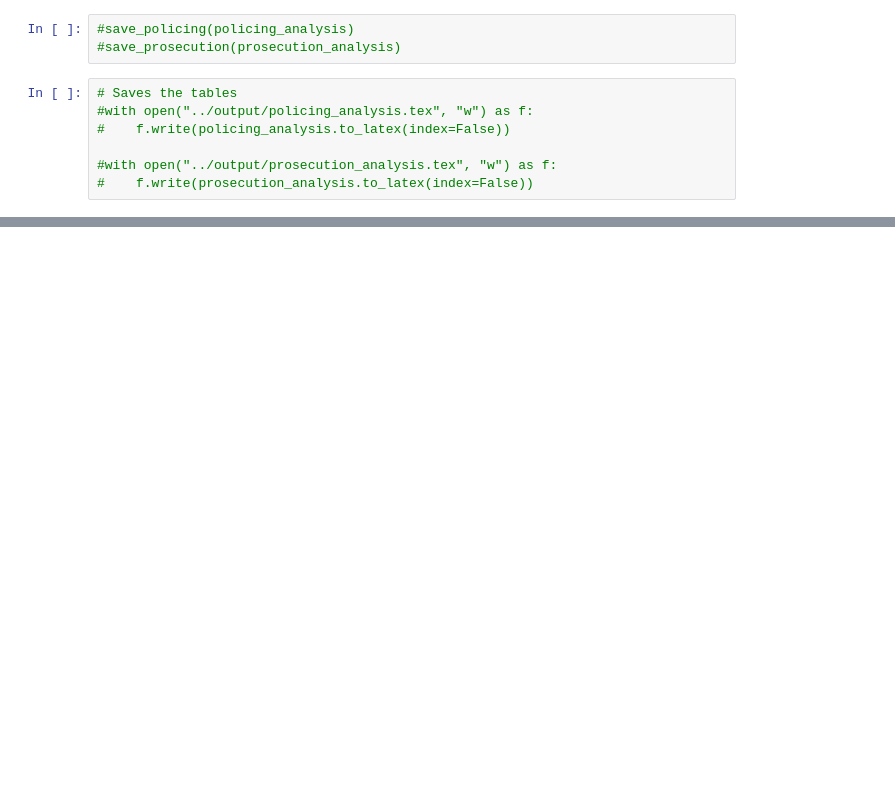
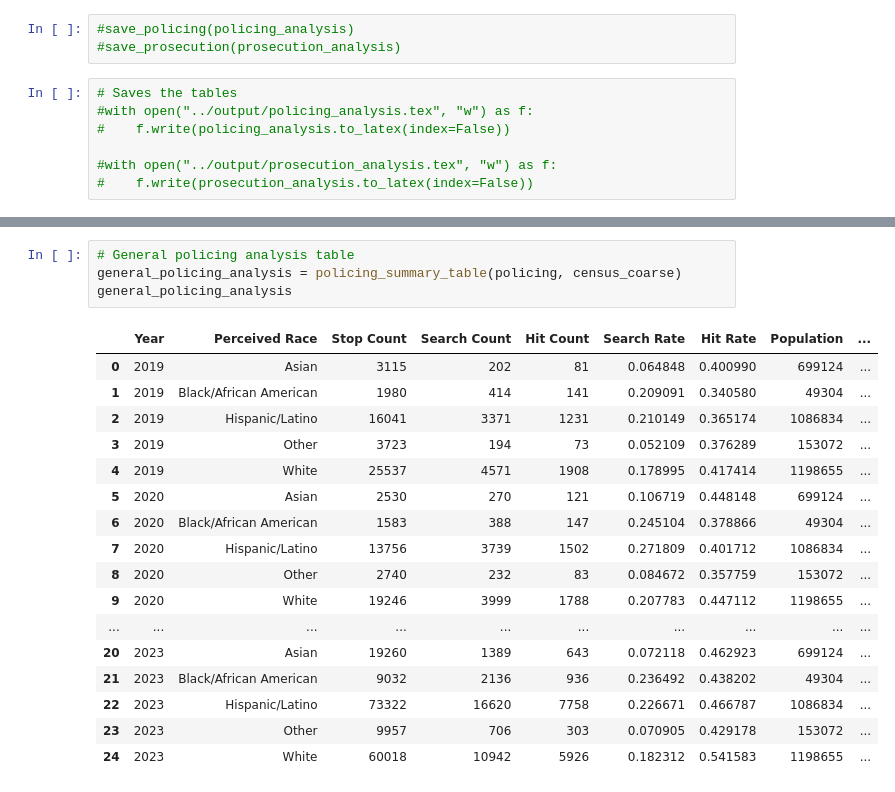
Before and after one commit to laurenbchu/honors-thesis, a Jupyter notebook: notebooks/analysis.ipynb, the cells around one changed output, grey strips where cells are left out. Drawn from its saved outputs; the diff is of its cells as text; blank space fills up the shorter version.

```diff
--- a/notebooks/analysis.ipynb
+++ b/notebooks/analysis.ipynb
@@ -183,0 +230,22 @@ visualize_prosecution(prosecution_analysis)
+# %%
+# General policing analysis table
+general_policing_analysis = policing_summary_table(policing, census_coarse)
+general_policing_analysis
+# %% [output]
+|  | Year | Perceived Race | Stop Count | Search Count | Hit Count | Search Rate | Hit Rate | Population | ... |
+| 0 | 2019 | Asian | 3115 | 202 | 81 | 0.064848 | 0.400990 | 699124 | ... |
+| 1 | 2019 | Black/African American | 1980 | 414 | 141 | 0.209091 | 0.340580 | 49304 | ... |
+| 2 | 2019 | Hispanic/Latino | 16041 | 3371 | 1231 | 0.210149 | 0.365174 | 1086834 | ... |
+| 3 | 2019 | Other | 3723 | 194 | 73 | 0.052109 | 0.376289 | 153072 | ... |
+| 4 | 2019 | White | 25537 | 4571 | 1908 | 0.178995 | 0.417414 | 1198655 | ... |
+| 5 | 2020 | Asian | 2530 | 270 | 121 | 0.106719 | 0.448148 | 699124 | ... |
+| 6 | 2020 | Black/African American | 1583 | 388 | 147 | 0.245104 | 0.378866 | 49304 | ... |
+| 7 | 2020 | Hispanic/Latino | 13756 | 3739 | 1502 | 0.271809 | 0.401712 | 1086834 | ... |
+| 8 | 2020 | Other | 2740 | 232 | 83 | 0.084672 | 0.357759 | 153072 | ... |
+| 9 | 2020 | White | 19246 | 3999 | 1788 | 0.207783 | 0.447112 | 1198655 | ... |
+| ... | ... | ... | ... | ... | ... | ... | ... | ... | ... |
+| 20 | 2023 | Asian | 19260 | 1389 | 643 | 0.072118 | 0.462923 | 699124 | ... |
+| 21 | 2023 | Black/African American | 9032 | 2136 | 936 | 0.236492 | 0.438202 | 49304 | ... |
+| 22 | 2023 | Hispanic/Latino | 73322 | 16620 | 7758 | 0.226671 | 0.466787 | 1086834 | ... |
+| 23 | 2023 | Other | 9957 | 706 | 303 | 0.070905 | 0.429178 | 153072 | ... |
+| 24 | 2023 | White | 60018 | 10942 | 5926 | 0.182312 | 0.541583 | 1198655 | ... |
```
Also changed, not shown: parts of 21 cells of this notebook, 1 other file.
